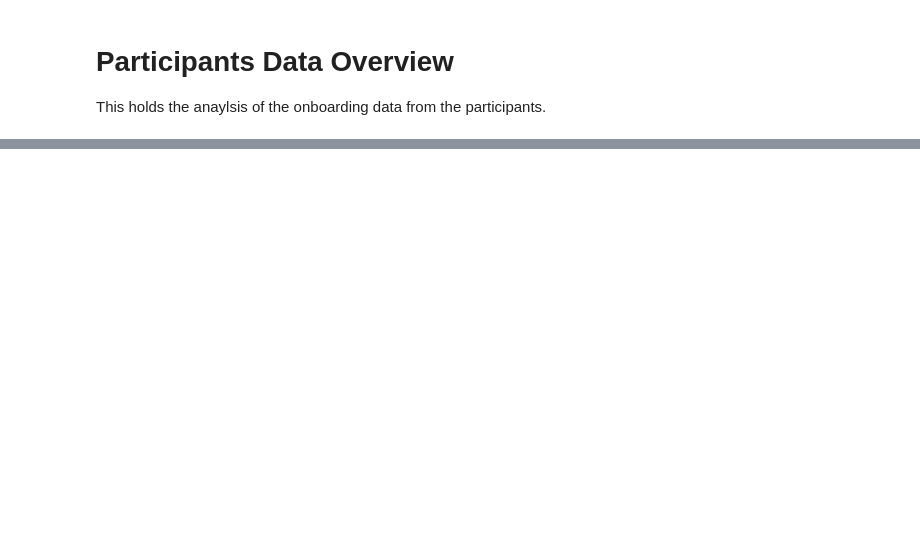
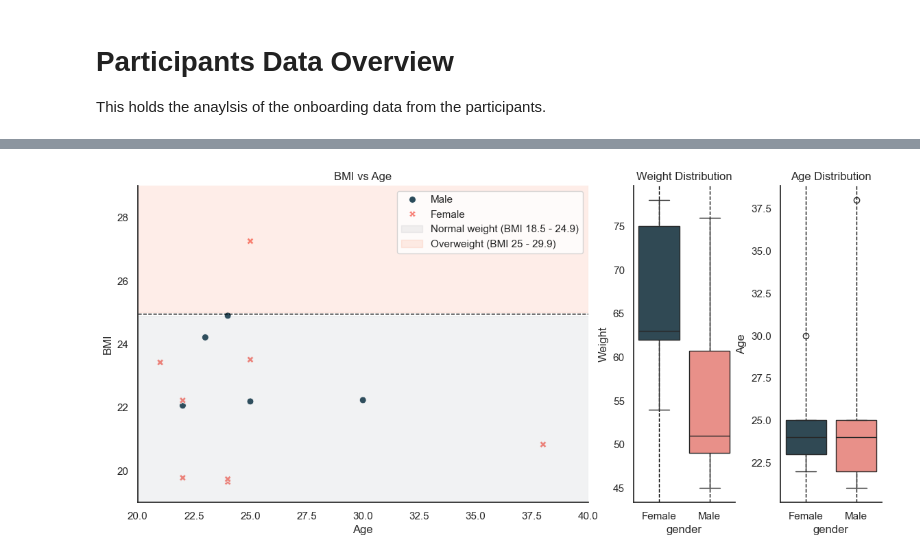
Before and after one commit to buds-lab/calma-esse-heat-stress-public, a Jupyter notebook: Esse/src/Participants_Antro.ipynb, the cells around one changed output, grey strips where cells are left out. Saved outputs shown, nothing was run; the diff lists cells and outputs as text; code cells hidden in the pictures; blank space fills up the shorter version.

```diff
--- a/Esse/src/Participants_Antro.ipynb
+++ b/Esse/src/Participants_Antro.ipynb
@@ -92,0 +93,99 @@ plt.show()
+# %%
+columns = ['id_participant', 'BMI', 'Age', 'gender', 'height', 'weight']
+PARTICIPANTS_general_df = PARTICIPANTS_data_df[columns]
+
+# Set the aesthetic style of the plots
+# Set the aesthetic style of the plots
+sns.set_style('white')
+gender_colors = {'Female': color_coralpink, 'Male': color_deepseablue}
+# Create a figure with GridSpec
+fig = plt.figure(figsize=(14, 6))
+gs = fig.add_gridspec(1, 4, width_ratios=[2, 2, 1, 1], wspace=0.3)
+
+# Scatter plot of BMI vs Age colored by Gender
+ax1 = fig.add_subplot(gs[0, 0:2])
+sns.scatterplot(data=PARTICIPANTS_general_df, x="Age", y="BMI", hue="gender", style="gender", s=50, ax=ax1, palette=gender_colors)
+
+# Add background color for BMI categories
+# ax1.axhspan(0, 18.5, color='lightblue', alpha=0.3, label='Underweight (BMI < 18.5)')
+ax1.axhspan(18.5, 24.9, color=cGrey, alpha=0.09, label='Normal weight (BMI 18.5 - 24.9)')
+ax1.axhspan(25, 29.9, color=cOrange, alpha=0.09, label='Overweight (BMI 25 - 29.9)')
+# ax1.axhspan(30, 40, color='lightcoral', alpha=0.3, label='Obesity (BMI >= 30)')
+
+ax1.axhline(24.95, color='black', linestyle='--', linewidth=1)
+#ax1.axhline(25, color='black', linestyle='--', linewidth=1)
+
+ax1.set_ylim(19, 29)
+ax1.set_xlim(20, 40)
+
+ax1.set_title("BMI vs Age")
+ax1.set_xlabel("Age")
+ax1.set_ylabel("BMI")
+
+# Adjust legend to show BMI categories as well
+handles, labels = ax1.get_legend_handles_labels()
+labels_dict = dict(zip(labels, handles))
+bmi_labels = ['Normal weight (BMI 18.5 - 24.9)', 'Overweight (BMI 25 - 29.9)'] #'Underweight (BMI < 18.5)', , 'Obesity (BMI >= 30)'
+# bmi_handles = [plt.Line2D([0], [0], color='black', lw=4),
+#                 plt.Line2D([0], [0], color='black', lw=4)]
+#                plt.Line2D([0], [0], color='yellow', lw=4),
+#                plt.Line2D([0], [0], color='lightcoral', lw=4)]
+# for bmi_label, bmi_handle in zip(bmi_labels, bmi_handles):
+#     labels_dict[bmi_label] = bmi_handle
+
+ax1.legend(labels_dict.values(), labels_dict.keys(), loc='upper right')
+sns.despine(ax=ax1)
+
+
+# Boxplot of weight distribution
+ax2 = fig.add_subplot(gs[0, 2])
+# Draw vertical lines first
+for tick in [0, 1]:
+    ax2.axvline(tick, color='black', linestyle='--', linewidth=1)
+
+# Overlay the box plot
+sns.boxplot(data=PARTICIPANTS_general_df, x="gender", y="weight", ax=ax2, palette=gender_colors)
+ax2.set_title("Weight Distribution")
+ax2.set_ylabel("Weight")
+
+# Ensure x-axis covers both categories and set tick labels
+ax2.set_xticks([0, 1])  # Set positions of ticks
+ax2.set_xticklabels(['Female', 'Male'])  # Set tick labels
+
+sns.despine(ax=ax2)
+
+# Boxplot of age distribution
+ax3 = fig.add_subplot(gs[0, 3])
+# Draw vertical lines first
+for tick in [0, 1]:
+    ax3.axvline(tick, color='black', linestyle='--', linewidth=1)
+
+# Overlay the box plot
+sns.boxplot(data=PARTICIPANTS_general_df, x="gender", y="Age", ax=ax3, palette=gender_colors)
+ax3.set_title("Age Distribution")
+ax3.set_ylabel("Age")
+
+# Ensure x-axis covers both categories and set tick labels
+ax3.set_xticks([0, 1])  # Set positions of ticks
+ax3.set_xticklabels(['Female', 'Male'])  # Set tick labels
+
+sns.despine(ax=ax3)
+
+plt.tight_layout()
+
+filepath = os.path.join(filepath_dir, "Scatter_ParticipantsAgeBMIWeight.png")
+if filepath != "":
+    directory = os.path.dirname(filepath)
+
+    # Create directory if it doesn't exist
+    if not os.path.exists(directory):
+        os.makedirs(directory)
+
+    plt.savefig(filepath, bbox_inches='tight', pad_inches=0.1)
+    print(f"Plot saved to {filepath}")
+
+
+plt.savefig(filepath)
+
+plt.show()
+# %% [output]
@@ -92,0 +200 @@ plt.show()
+[figure, added]
```
Also changed, not shown: parts of 15 cells of this notebook, 28 other files.
